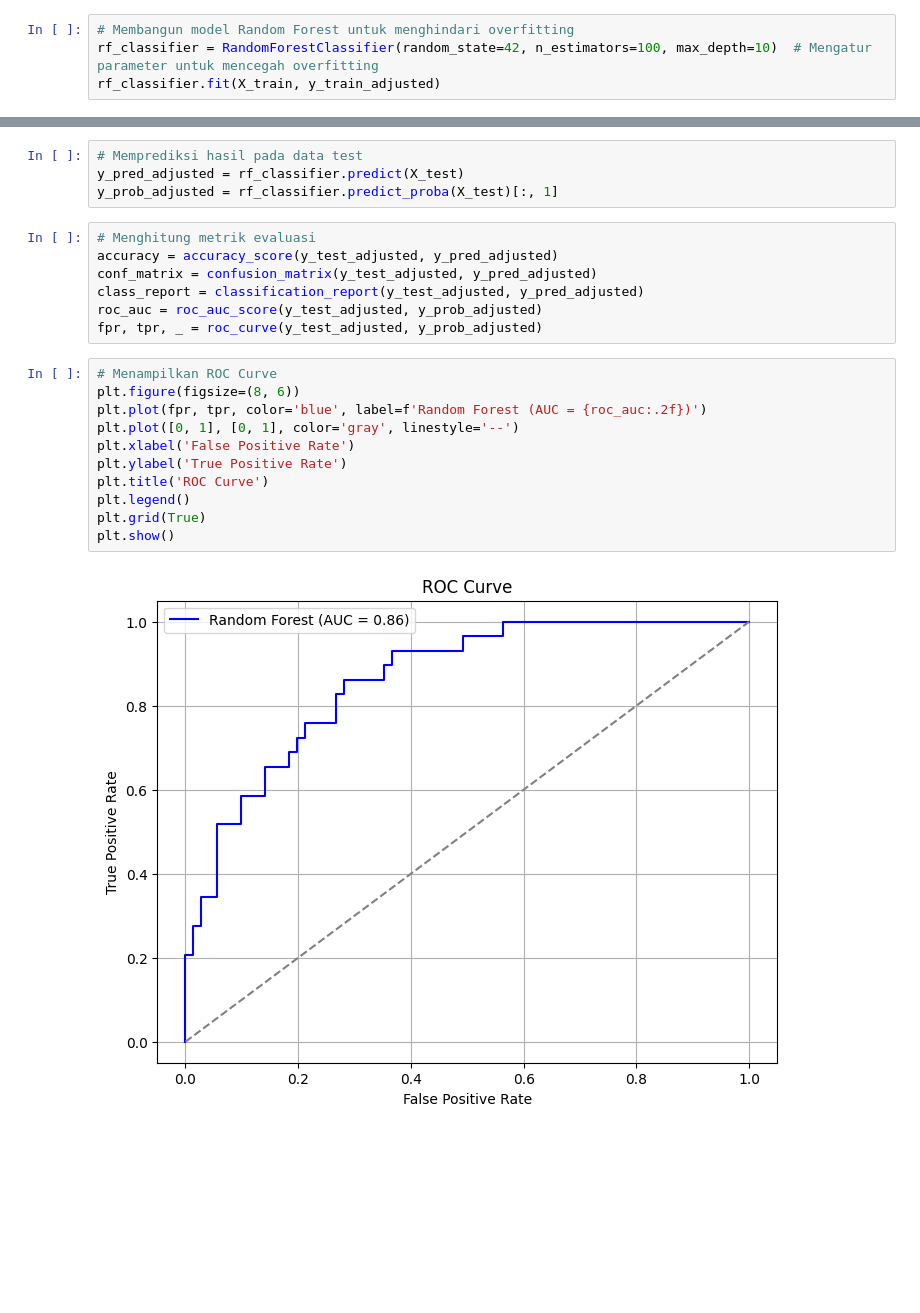
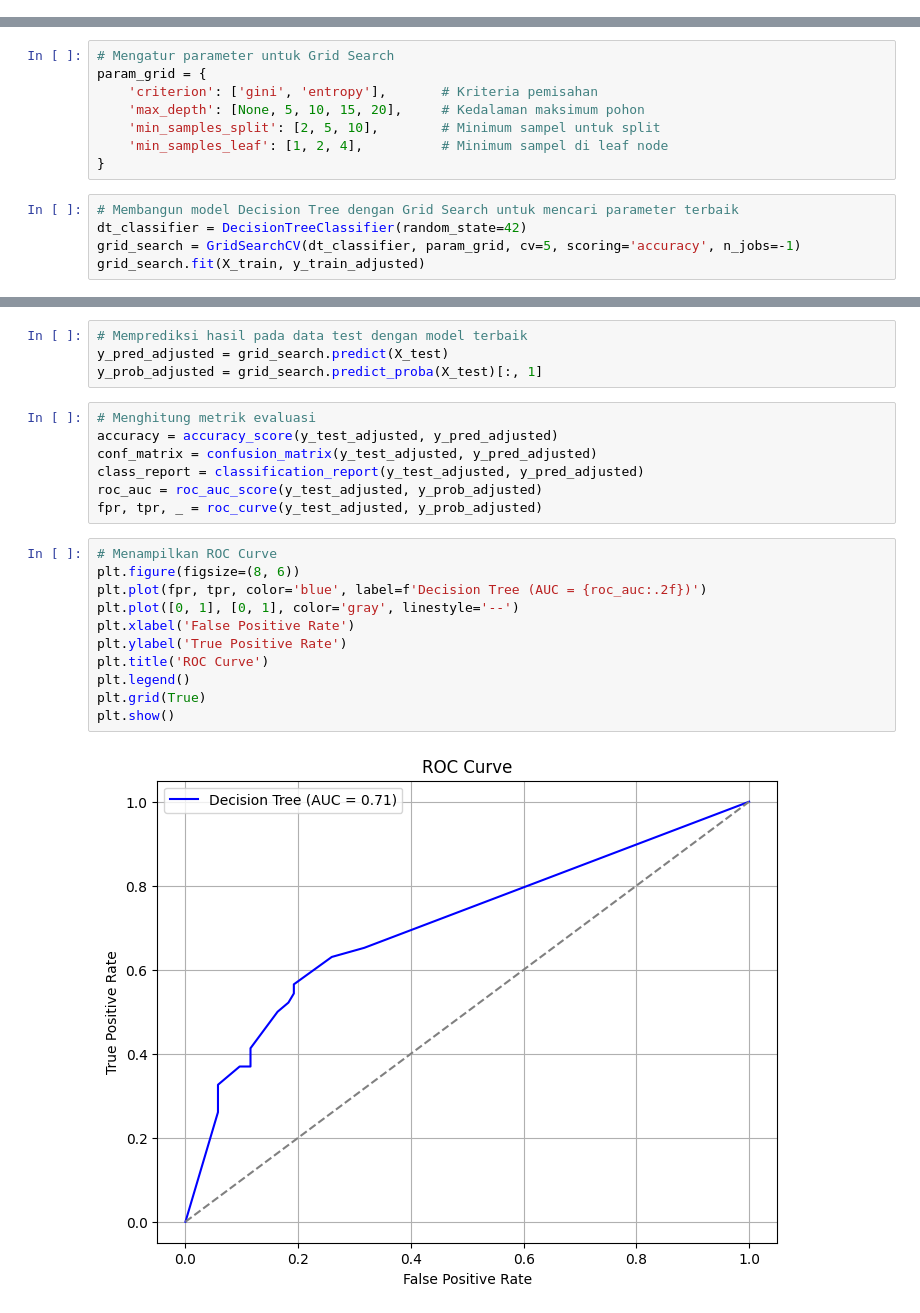
Before and after one commit to Alfikriangelo/MachineLearningTasks, a Jupyter notebook: 3rdWeekTask/CreditDataSet_DecisionTree.ipynb, the cells around one changed output, grey strips where cells are left out. Saved outputs shown, nothing was run; the diff lists cells and outputs as text; blank space fills up the shorter version.

```diff
--- a/3rdWeekTask/CreditDataSet_DecisionTree.ipynb
+++ b/3rdWeekTask/CreditDataSet_DecisionTree.ipynb
@@ -60,7 +60,3 @@ X_train, X_test, y_train, y_test = train_test_split(X_scaled, y, test_size=0.1,
 # Menyesuaikan nilai target dari {1, 2} menjadi {0, 1} untuk klasifikasi biner
 y_train_adjusted = y_train - 1
 y_test_adjusted = y_test - 1
-# %%
-# Membangun model Random Forest untuk menghindari overfitting
-rf_classifier = RandomForestClassifier(random_state=42, n_estimators=100, max_depth=10)  # Mengatur parameter untuk mencegah overfitting
-rf_classifier.fit(X_train, y_train_adjusted)
@@ -68,0 +63,13 @@ RandomForestClassifier(max_depth=10, random_state=42)
+# %%
+# Mengatur parameter untuk Grid Search
+param_grid = {
+    'criterion': ['gini', 'entropy'],       # Kriteria pemisahan
+    'max_depth': [None, 5, 10, 15, 20],     # Kedalaman maksimum pohon
+    'min_samples_split': [2, 5, 10],        # Minimum sampel untuk split
+    'min_samples_leaf': [1, 2, 4],          # Minimum sampel di leaf node
+}
+# %%
+# Membangun model Decision Tree dengan Grid Search untuk mencari parameter terbaik
+dt_classifier = DecisionTreeClassifier(random_state=42)
+grid_search = GridSearchCV(dt_classifier, param_grid, cv=5, scoring='accuracy', n_jobs=-1)
+grid_search.fit(X_train, y_train_adjusted)
@@ -69,7 +88,7 @@ RandomForestClassifier(max_depth=10, random_state=42)
 # %%
-# Memprediksi hasil pada data test
-y_pred_adjusted = rf_classifier.predict(X_test)
-y_prob_adjusted = rf_classifier.predict_proba(X_test)[:, 1]
+# Memprediksi hasil pada data test dengan model terbaik
+y_pred_adjusted = grid_search.predict(X_test)
+y_prob_adjusted = grid_search.predict_proba(X_test)[:, 1]
 # %%
 # Menghitung metrik evaluasi
 accuracy = accuracy_score(y_test_adjusted, y_pred_adjusted)
@@ -80,16 +99,16 @@ fpr, tpr, _ = roc_curve(y_test_adjusted, y_prob_adjusted)
 # %%
 # Menampilkan ROC Curve
 plt.figure(figsize=(8, 6))
-plt.plot(fpr, tpr, color='blue', label=f'Random Forest (AUC = {roc_auc:.2f})')
+plt.plot(fpr, tpr, color='blue', label=f'Decision Tree (AUC = {roc_auc:.2f})')
 plt.plot([0, 1], [0, 1], color='gray', linestyle='--')
 plt.xlabel('False Positive Rate')
 plt.ylabel('True Positive Rate')
 plt.title('ROC Curve')
 plt.legend()
 plt.grid(True)
 plt.show()
 # %% [output]
-[figure, old version]
+[figure, new version]
 # %%
 # Menampilkan Confusion Matrix dalam bentuk heatmap
 plt.figure(figsize=(6, 4))
```
Also changed, not shown: parts of 7 cells of this notebook.
